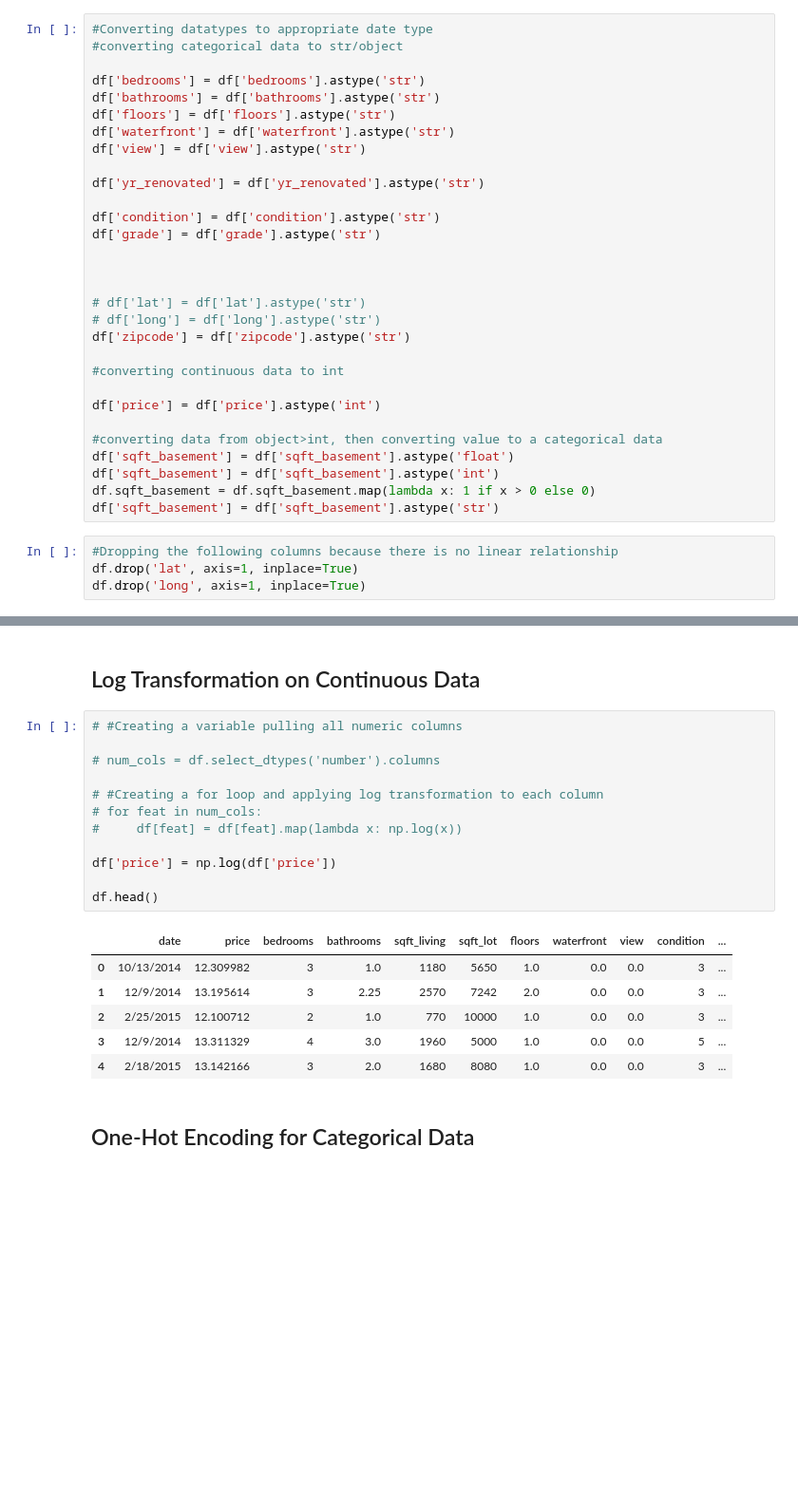
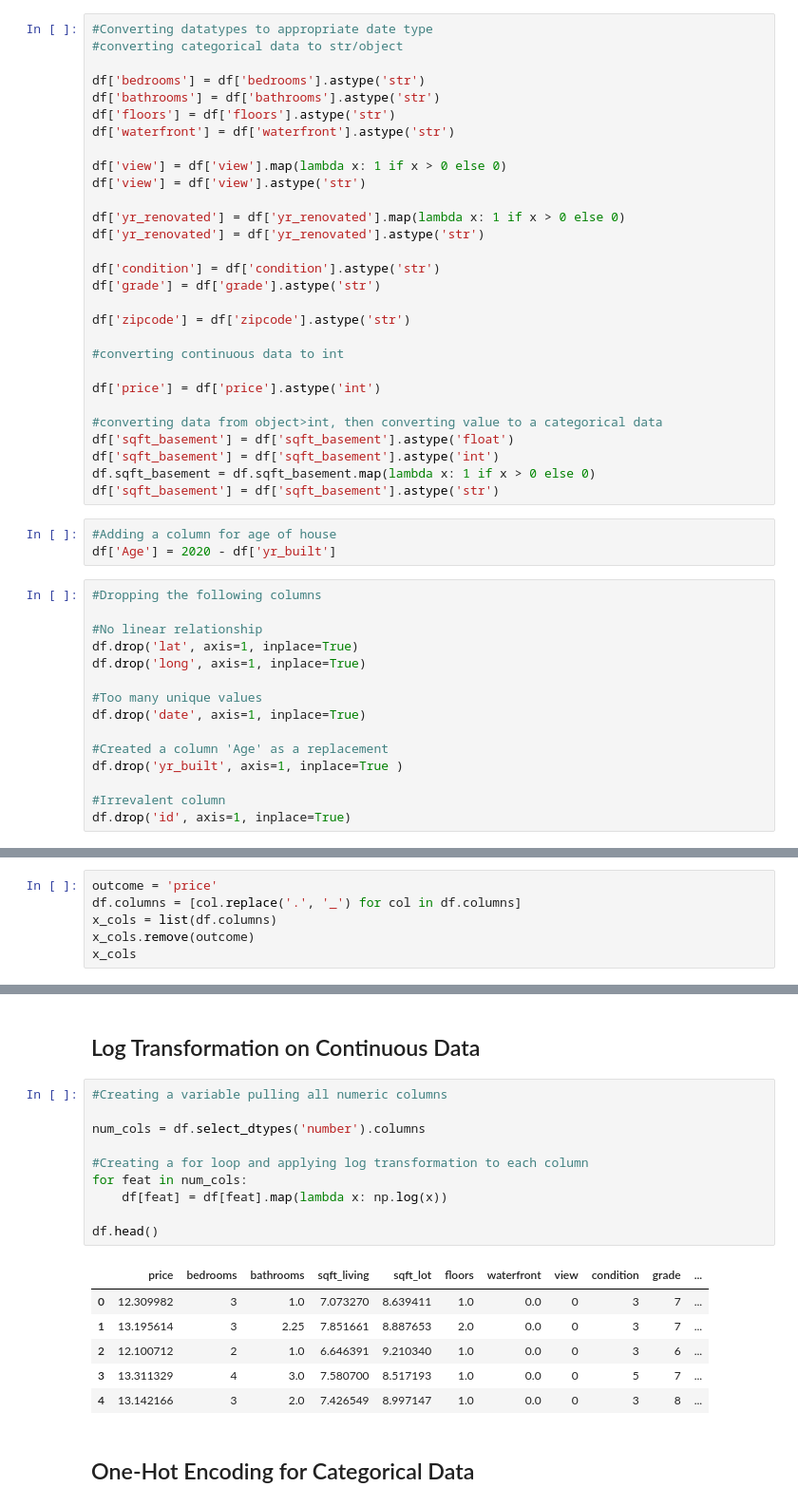
Before and after one commit to hpatel530/dsc-mod-2-project-v2-1-onl01-dtsc-ft-070620, a Jupyter notebook: student.ipynb, the cells around one changed output, grey strips where cells are left out. Shown at 95% size. Drawn from its saved outputs; the diff is of its cells as text; blank space fills up the shorter version.

```diff
--- a/student.ipynb
+++ b/student.ipynb
@@ -292,17 +346,16 @@ df['bedrooms'] = df['bedrooms'].astype('str')
 df['bathrooms'] = df['bathrooms'].astype('str')
 df['floors'] = df['floors'].astype('str')
 df['waterfront'] = df['waterfront'].astype('str')
+
+df['view'] = df['view'].map(lambda x: 1 if x > 0 else 0)
 df['view'] = df['view'].astype('str')
 
+df['yr_renovated'] = df['yr_renovated'].map(lambda x: 1 if x > 0 else 0)
 df['yr_renovated'] = df['yr_renovated'].astype('str')
 
 df['condition'] = df['condition'].astype('str')
 df['grade'] = df['grade'].astype('str')
 
-
-
-# df['lat'] = df['lat'].astype('str')
-# df['long'] = df['long'].astype('str')
 df['zipcode'] = df['zipcode'].astype('str')
 
 #converting continuous data to int
@@ -314,10 +367,24 @@ df['sqft_basement'] = df['sqft_basement'].astype('float')
 df['sqft_basement'] = df['sqft_basement'].astype('int')
 df.sqft_basement = df.sqft_basement.map(lambda x: 1 if x > 0 else 0)
 df['sqft_basement'] = df['sqft_basement'].astype('str')
+# %%
+#Adding a column for age of house
+df['Age'] = 2020 - df['yr_built']
 # %%
-#Dropping the following columns because there is no linear relationship
+#Dropping the following columns
+
+#No linear relationship
 df.drop('lat', axis=1, inplace=True)
 df.drop('long', axis=1, inplace=True)
+
+#Too many unique values
+df.drop('date', axis=1, inplace=True)
+
+#Created a column 'Age' as a replacement
+df.drop('yr_built', axis=1, inplace=True )
+
+#Irrevalent column
+df.drop('id', axis=1, inplace=True)
 # %%
 #confirming changes
 df.info()
@@ -438,0 +477,6 @@ ax.set_ylim(len(df.corr())-0, -0.5)
+# %%
+outcome = 'price'
+df.columns = [col.replace('.', '_') for col in df.columns]
+x_cols = list(df.columns)
+x_cols.remove(outcome)
+x_cols
@@ -439,24 +557,22 @@ ax.set_ylim(len(df.corr())-0, -0.5)
 # %% [markdown]
 ## Log Transformation on Continuous Data
 # %%
-# #Creating a variable pulling all numeric columns
+#Creating a variable pulling all numeric columns
 
-# num_cols = df.select_dtypes('number').columns
+num_cols = df.select_dtypes('number').columns
 
-# #Creating a for loop and applying log transformation to each column
-# for feat in num_cols:
-#     df[feat] = df[feat].map(lambda x: np.log(x))
-
-df['price'] = np.log(df['price'])
+#Creating a for loop and applying log transformation to each column
+for feat in num_cols:
+    df[feat] = df[feat].map(lambda x: np.log(x))
 
 df.head()
 # %% [output]
-|  | date | price | bedrooms | bathrooms | sqft_living | sqft_lot | floors | waterfront | view | condition | ... |
-| 0 | 10/13/2014 | 12.309982 | 3 | 1.0 | 1180 | 5650 | 1.0 | 0.0 | 0.0 | 3 | ... |
-| 1 | 12/9/2014 | 13.195614 | 3 | 2.25 | 2570 | 7242 | 2.0 | 0.0 | 0.0 | 3 | ... |
-| 2 | 2/25/2015 | 12.100712 | 2 | 1.0 | 770 | 10000 | 1.0 | 0.0 | 0.0 | 3 | ... |
-| 3 | 12/9/2014 | 13.311329 | 4 | 3.0 | 1960 | 5000 | 1.0 | 0.0 | 0.0 | 5 | ... |
-| 4 | 2/18/2015 | 13.142166 | 3 | 2.0 | 1680 | 8080 | 1.0 | 0.0 | 0.0 | 3 | ... |
+|  | price | bedrooms | bathrooms | sqft_living | sqft_lot | floors | waterfront | view | condition | grade | ... |
+| 0 | 12.309982 | 3 | 1.0 | 7.073270 | 8.639411 | 1.0 | 0.0 | 0 | 3 | 7 | ... |
+| 1 | 13.195614 | 3 | 2.25 | 7.851661 | 8.887653 | 2.0 | 0.0 | 0 | 3 | 7 | ... |
+| 2 | 12.100712 | 2 | 1.0 | 6.646391 | 9.210340 | 1.0 | 0.0 | 0 | 3 | 6 | ... |
+| 3 | 13.311329 | 4 | 3.0 | 7.580700 | 8.517193 | 1.0 | 0.0 | 0 | 5 | 7 | ... |
+| 4 | 13.142166 | 3 | 2.0 | 7.426549 | 8.997147 | 1.0 | 0.0 | 0 | 3 | 8 | ... |
 # %% [markdown]
 ## One-Hot Encoding for Categorical Data
 # %%
```
Also changed, not shown: parts of 58 cells of this notebook.
